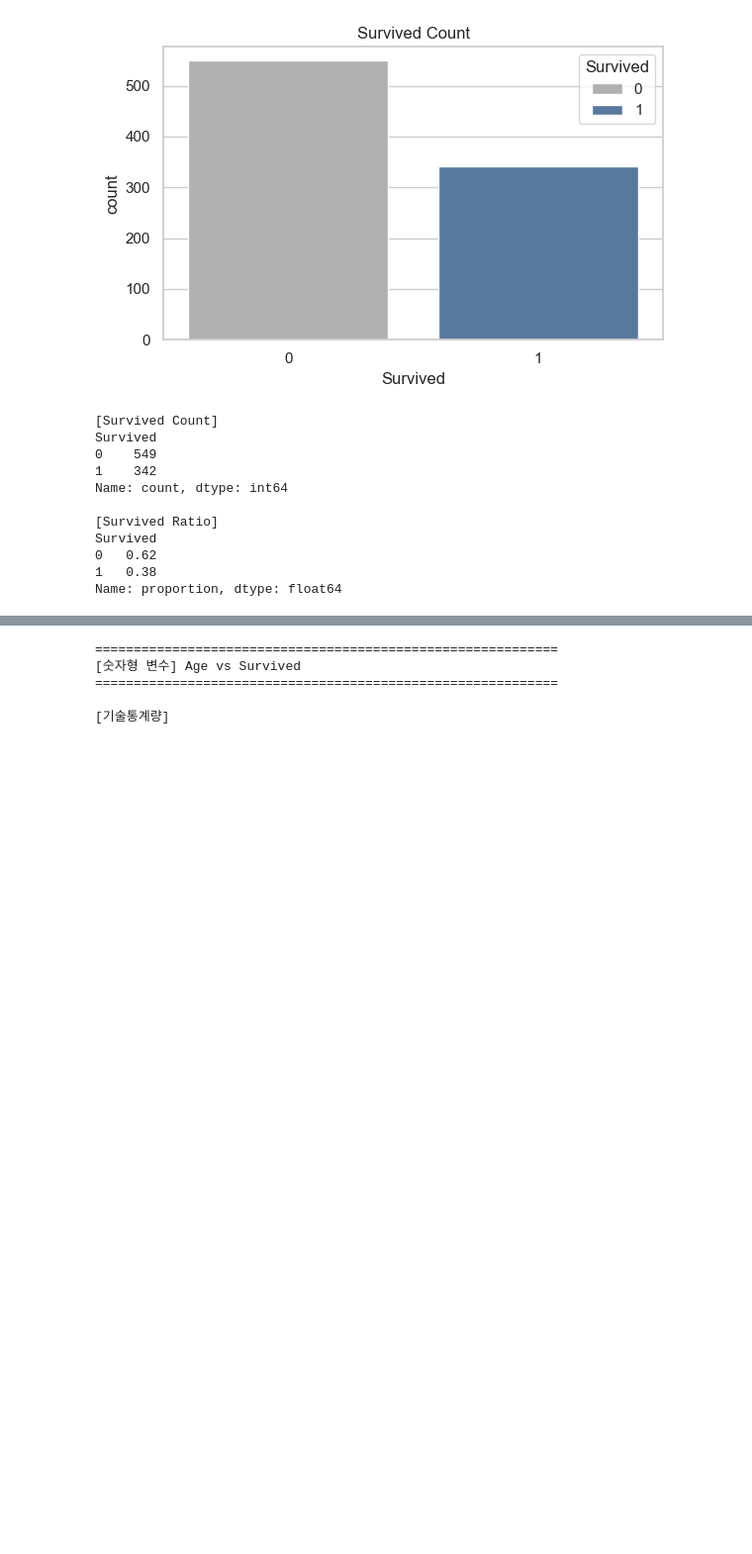
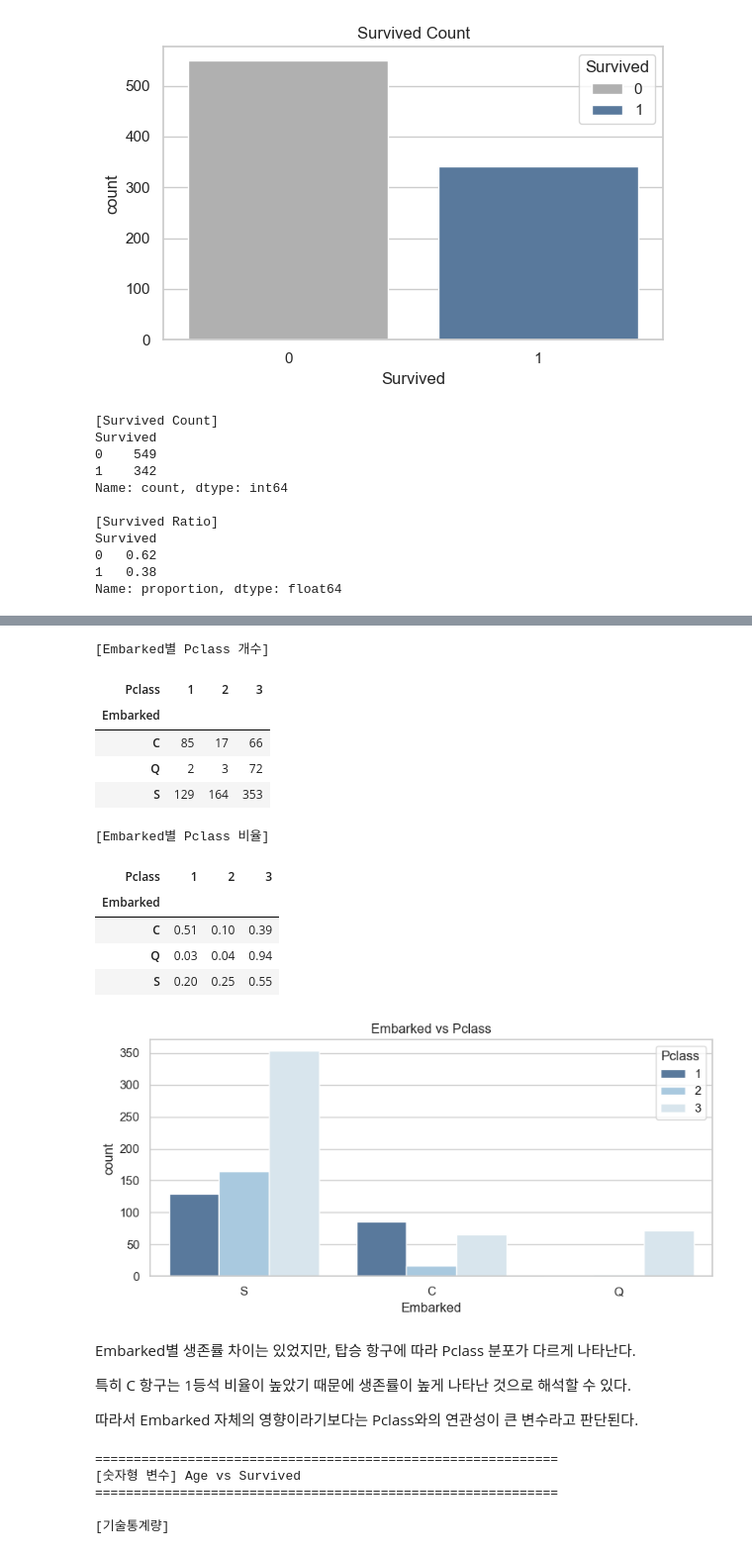
Before and after one commit to kimhm97/titanic-project, a Jupyter notebook: notebook/01_EDA/04_bivariate_analysis.ipynb, the cells around one changed output, grey strips where cells are left out. Shown at 99% size. Drawn from its saved outputs; the diff is of its cells as text; code cells hidden in the pictures; blank space fills up the shorter version.

```diff
--- a/notebook/01_EDA/04_bivariate_analysis.ipynb
+++ b/notebook/01_EDA/04_bivariate_analysis.ipynb
@@ -187,3 +212,62 @@ Name: Survived, dtype: float64
+# %%
+# ============================================================
+# 4-1. Embarked와 Pclass 관계 확인
+# - 탑승 항구별 객실 등급 분포를 확인한다.
+# - Embarked의 생존률 차이가 Pclass 분포와 연관되어 있는지 참고한다.
+# ============================================================
+
+embarked_pclass_count = pd.crosstab(train['Embarked'], train['Pclass'])
+print("[Embarked별 Pclass 개수]")
+display(embarked_pclass_count)
+
+embarked_pclass_ratio = pd.crosstab(
+    train['Embarked'],
+    train['Pclass'],
+    normalize='index'
+)
+
+print("\n[Embarked별 Pclass 비율]")
+display(embarked_pclass_ratio)
+
+plt.figure(figsize=(8,4))
+sns.countplot(
+    data=train,
+    x='Embarked',
+    hue='Pclass',
+    order=train['Embarked'].value_counts(dropna=False).index,
+    palette = {
+    1: '#4e79a7',  # 진한 파랑 (높은 등급)
+    2: '#a0cbe8',  # 중간
+    3: '#d4e6f1'   # 연한 색 (낮은 등급)
+}
+)
+plt.title("Embarked vs Pclass")
+plt.tight_layout()
+plt.savefig("../../output/figures/bivariate_embarked_vs_pclass_count.png", bbox_inches='tight')
+plt.show()
+# %% [output]
+[Embarked별 Pclass 개수]
+| Pclass | 1 | 2 | 3 |
+| Embarked |  |  |  |
+| C | 85 | 17 | 66 |
+| Q | 2 | 3 | 72 |
+| S | 129 | 164 | 353 |
+[Embarked별 Pclass 비율]
+| Pclass | 1 | 2 | 3 |
+| Embarked |  |  |  |
+| C | 0.51 | 0.10 | 0.39 |
+| Q | 0.03 | 0.04 | 0.94 |
+| S | 0.20 | 0.25 | 0.55 |
+[figure, added]
+# %% [markdown]
+Embarked별 생존률 차이는 있었지만,
+탑승 항구에 따라 Pclass 분포가 다르게 나타난다.
+
+특히 C 항구는 1등석 비율이 높았기 때문에
+생존률이 높게 나타난 것으로 해석할 수 있다.
+
+따라서 Embarked 자체의 영향이라기보다는
+Pclass와의 연관성이 큰 변수라고 판단된다.
 # %%
 # ============================================================
 # 5. 숫자형 변수 vs 타겟 분석 및 저장
```
Also changed, not shown: parts of 4 cells of this notebook, 11 other files.
